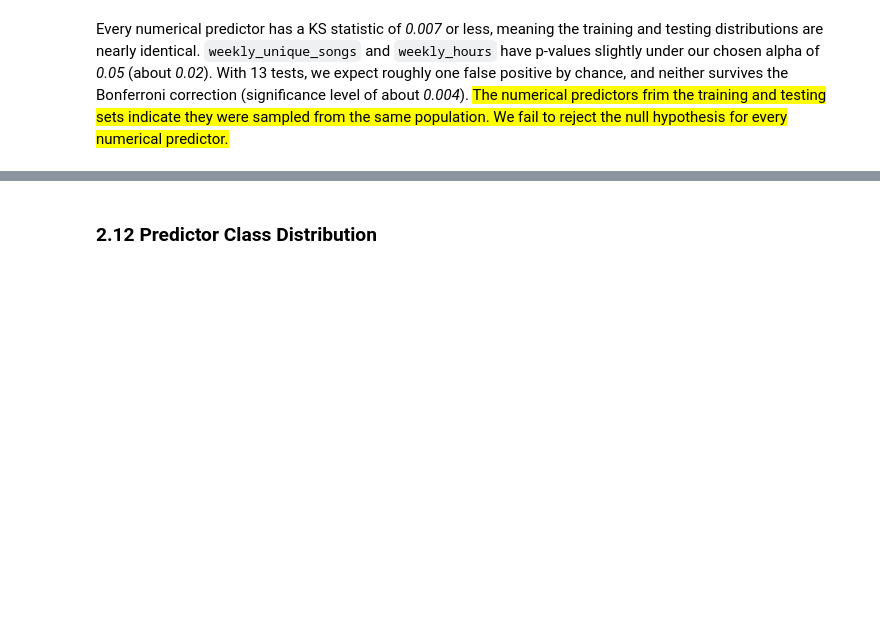
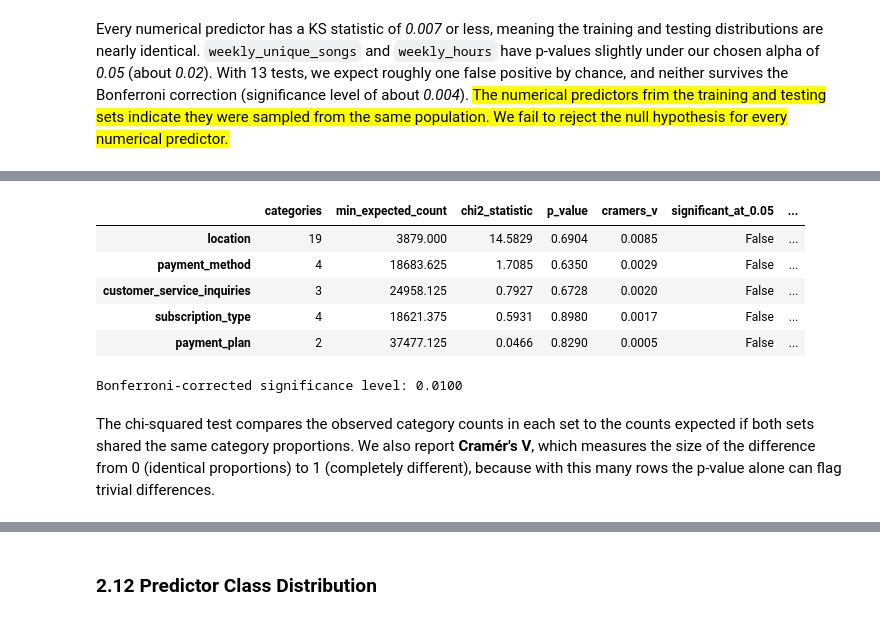
Before and after one commit to madewitt55/cs407-final-project, a Jupyter notebook: subscription_churn.ipynb, the cells around one changed output, grey strips where cells are left out. Cells and saved outputs as stored; diff of their text form; code cells hidden in the pictures; blank space fills up the shorter version.

```diff
--- a/subscription_churn.ipynb
+++ b/subscription_churn.ipynb
@@ -669,0 +684,31 @@ Every numerical predictor has a KS statistic of *0.007* or less, meaning the tra
+# %%
+categorical_bonferroni_alpha = ALPHA / len(categorical_predictors)
+
+chi2_rows = {}
+for col in categorical_predictors:
+    # Rows are the train/test sets and columns are the categories of the predictor
+    counts = pd.DataFrame({"train": train_df[col].value_counts(), "test": test_df[col].value_counts()}).fillna(0).T
+    chi2, p_value, _, expected = stats.chi2_contingency(counts)
+    chi2_rows[col] = {
+        "categories": counts.shape[1],
+        "min_expected_count": expected.min(),
+        "chi2_statistic": chi2,
+        "p_value": p_value,
+        "cramers_v": np.sqrt(chi2 / counts.values.sum()),  # min(rows, columns) - 1 is 1 for two sets
+    }
+
+chi2_results = pd.DataFrame.from_dict(chi2_rows, orient="index")
+chi2_results["significant_at_0.05"] = chi2_results["p_value"] < ALPHA
+chi2_results["significant_bonferroni"] = chi2_results["p_value"] < categorical_bonferroni_alpha
+display(chi2_results.sort_values("cramers_v", ascending=False).round(4))
+print(f"Bonferroni-corrected significance level: {categorical_bonferroni_alpha:.4f}")
+# %% [output]
+|  | categories | min_expected_count | chi2_statistic | p_value | cramers_v | significant_at_0.05 | ... |
+| location | 19 | 3879.000 | 14.5829 | 0.6904 | 0.0085 | False | ... |
+| payment_method | 4 | 18683.625 | 1.7085 | 0.6350 | 0.0029 | False | ... |
+| customer_service_inquiries | 3 | 24958.125 | 0.7927 | 0.6728 | 0.0020 | False | ... |
+| subscription_type | 4 | 18621.375 | 0.5931 | 0.8980 | 0.0017 | False | ... |
+| payment_plan | 2 | 37477.125 | 0.0466 | 0.8290 | 0.0005 | False | ... |
+Bonferroni-corrected significance level: 0.0100
+# %% [markdown]
+The chi-squared test compares the observed category counts in each set to the counts expected if both sets shared the same category proportions. We also report **Cramér's V**, which measures the size of the difference from 0 (identical proportions) to 1 (completely different), because with this many rows the p-value alone can flag trivial differences.
```
Also changed, not shown: parts of 21 cells of this notebook.
